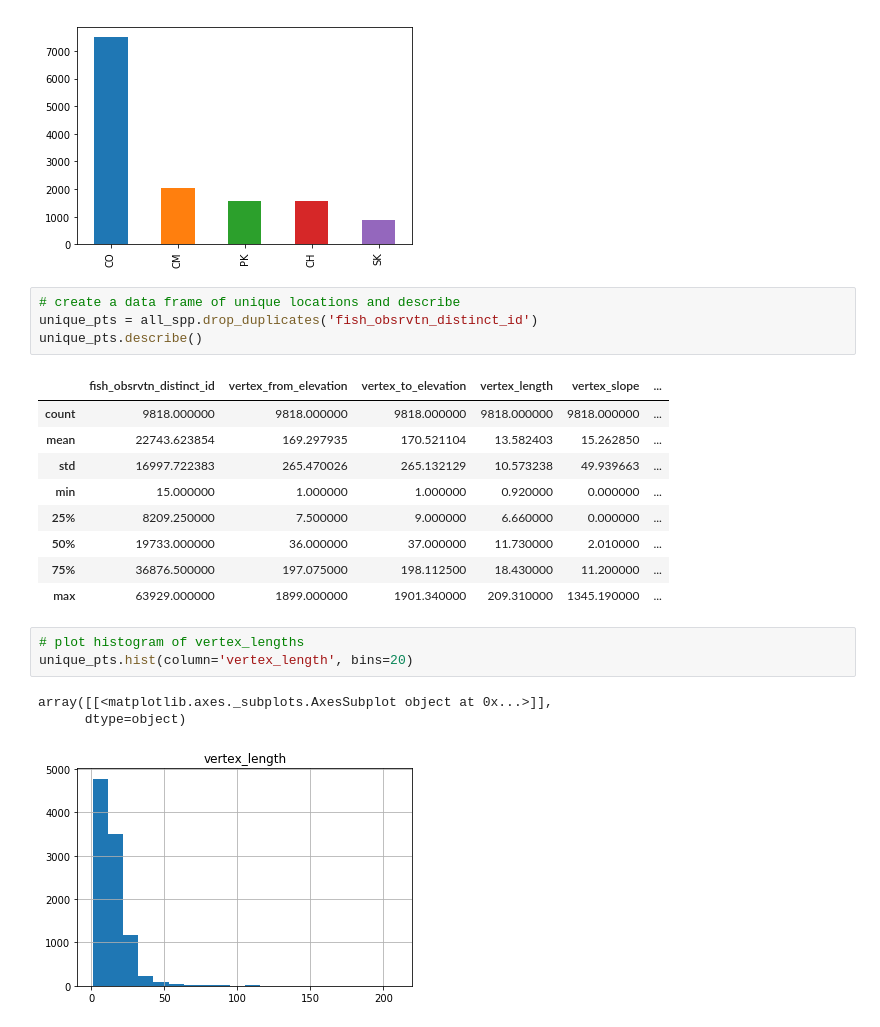
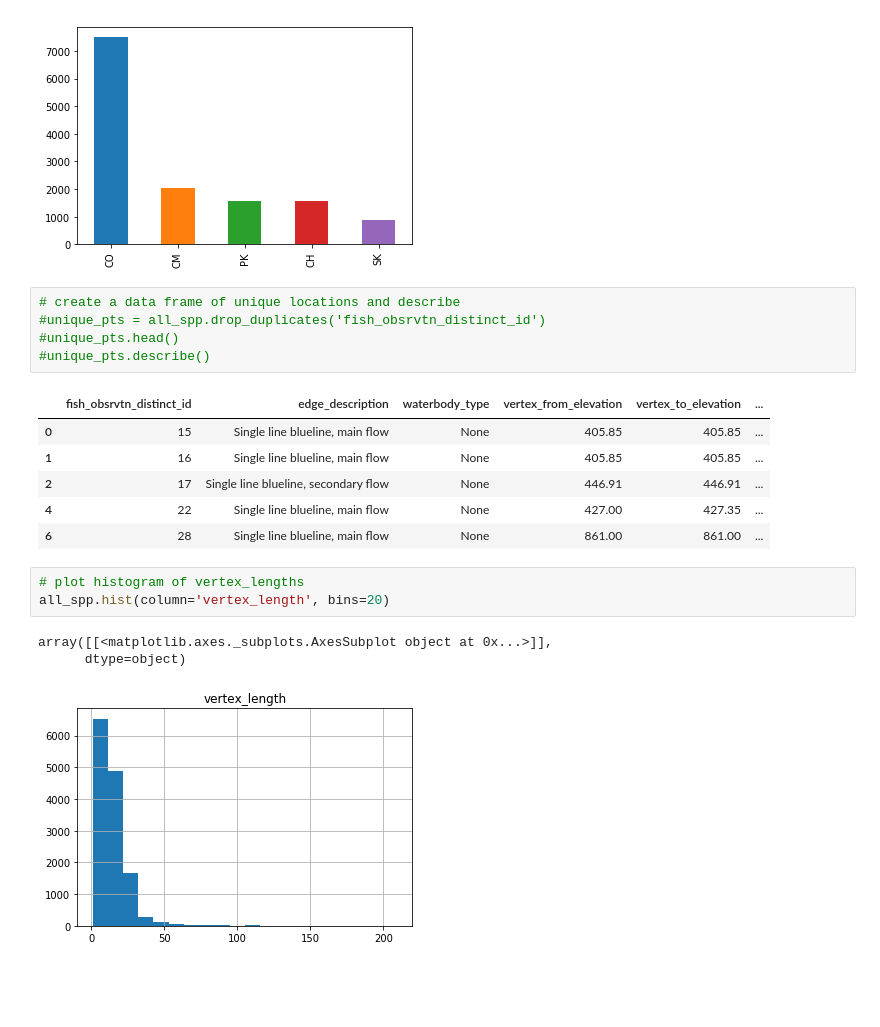
Before and after one commit to smnorris/bcfishobs_spp-by-slope, a Jupyter notebook: notebooks/Observations_species_slope.ipynb, the cells around one changed output. Cells and saved outputs as stored; diff of their text form; blank space fills up the shorter version.

```diff
--- a/notebooks/Observations_species_slope.ipynb
+++ b/notebooks/Observations_species_slope.ipynb
@@ -60,22 +60,20 @@ pandas.value_counts(all_spp['species_code']).plot.bar()
 [figure]
 # %%
 # create a data frame of unique locations and describe
-unique_pts = all_spp.drop_duplicates('fish_obsrvtn_distinct_id')
-unique_pts.describe()
+#unique_pts = all_spp.drop_duplicates('fish_obsrvtn_distinct_id')
+#unique_pts.head()
+#unique_pts.describe()
 # %% [output]
-|  | fish_obsrvtn_distinct_id | vertex_from_elevation | vertex_to_elevation | vertex_length | vertex_slope | ... |
-| count | 9818.000000 | 9818.000000 | 9818.000000 | 9818.000000 | 9818.000000 | ... |
-| mean | 22743.623854 | 169.297935 | 170.521104 | 13.582403 | 15.262850 | ... |
-| std | 16997.722383 | 265.470026 | 265.132129 | 10.573238 | 49.939663 | ... |
-| min | 15.000000 | 1.000000 | 1.000000 | 0.920000 | 0.000000 | ... |
-| 25% | 8209.250000 | 7.500000 | 9.000000 | 6.660000 | 0.000000 | ... |
-| 50% | 19733.000000 | 36.000000 | 37.000000 | 11.730000 | 2.010000 | ... |
-| 75% | 36876.500000 | 197.075000 | 198.112500 | 18.430000 | 11.200000 | ... |
-| max | 63929.000000 | 1899.000000 | 1901.340000 | 209.310000 | 1345.190000 | ... |
+|  | fish_obsrvtn_distinct_id | edge_description | waterbody_type | vertex_from_elevation | vertex_to_elevation | ... |
+| 0 | 15 | Single line blueline, main flow | None | 405.85 | 405.85 | ... |
+| 1 | 16 | Single line blueline, main flow | None | 405.85 | 405.85 | ... |
+| 2 | 17 | Single line blueline, secondary flow | None | 446.91 | 446.91 | ... |
+| 4 | 22 | Single line blueline, main flow | None | 427.00 | 427.35 | ... |
+| 6 | 28 | Single line blueline, main flow | None | 861.00 | 861.00 | ... |
 # %%
 # plot histogram of vertex_lengths
-unique_pts.hist(column='vertex_length', bins=20)
+all_spp.hist(column='vertex_length', bins=20)
 # %% [output]
 array([[<matplotlib.axes._subplots.AxesSubplot object at 0x...>]],
       dtype=object)
-[figure, old version]
+[figure, new version]
```
Also changed, not shown: parts of 21 cells of this notebook.
